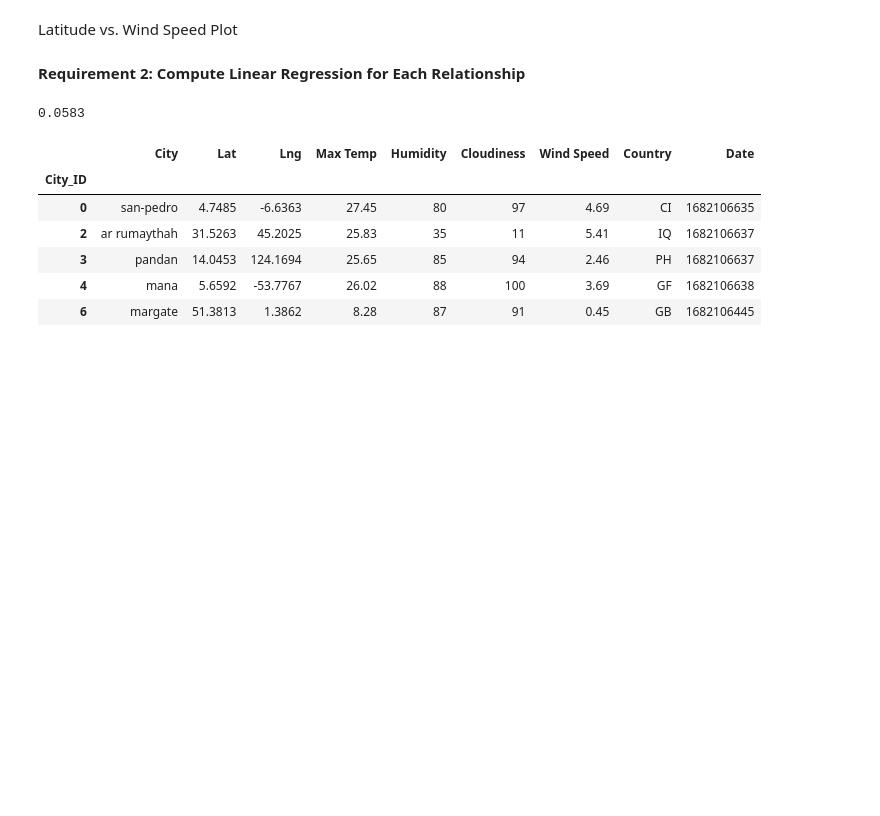
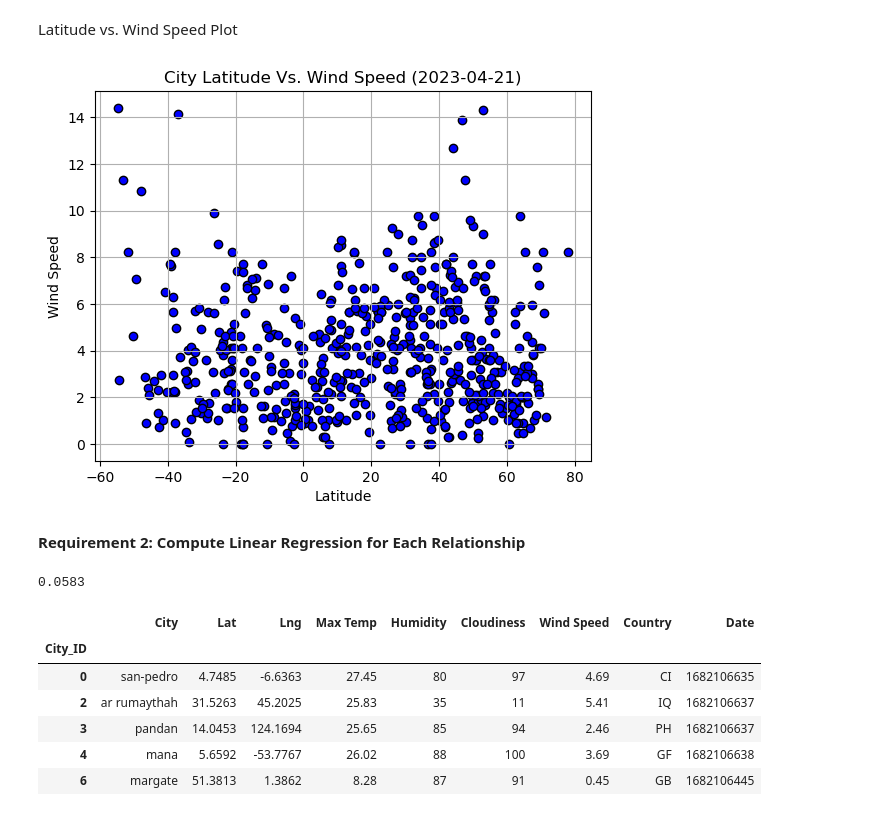
Before and after one commit to m-janssens-boop/python_api_challenge, a Jupyter notebook: WeatherPy/WeatherPy.ipynb, the cells around one changed output. Saved outputs shown, nothing was run; the diff lists cells and outputs as text; code cells hidden in the pictures; blank space fills up the shorter version.

```diff
--- a/WeatherPy/WeatherPy.ipynb
+++ b/WeatherPy/WeatherPy.ipynb
@@ -224,16 +231,23 @@ Latitude vs. Wind Speed Plot
 # %%
 # Build the scatter plots for latitude vs. wind speed
 x_lat = city_data_df['Lat']
 y_wind = city_data_df['Wind Speed']
 
+plt.scatter(x_lat, y_wind, color='b', edgecolors='black')
+
 # Incorporate the other graph properties
-# YOUR CODE HERE
+plt.title('City Latitude Vs. Wind Speed (2023-04-21)')
+plt.xlabel('Latitude')
+plt.ylabel('Wind Speed')
+plt.grid()
 
 # Save the figure
 plt.savefig("output_data/Fig4.png")
 
 # Show plot
 plt.show()
+# %% [output]
+[figure, added]
 # %% [markdown]
 **Requirement 2: Compute Linear Regression for Each Relationship**
 # %%
```
Also changed, not shown: parts of 21 cells of this notebook, 8 other files.
